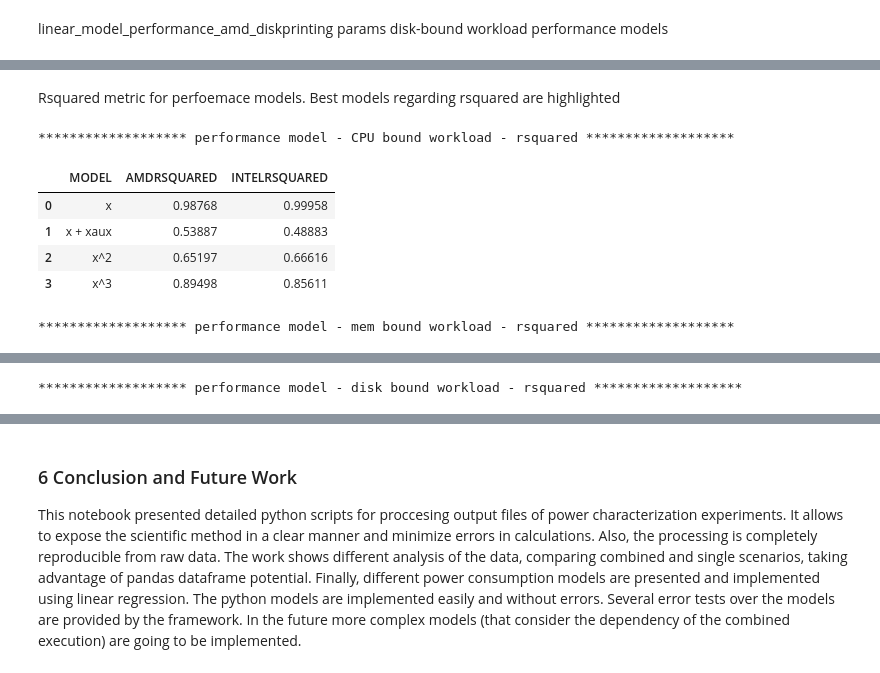
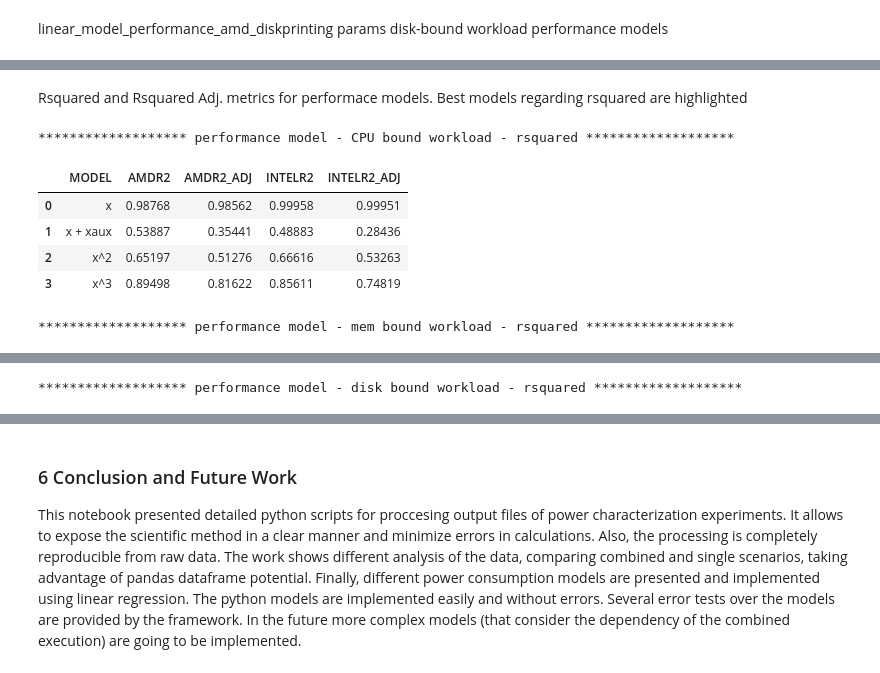
Before and after one commit to jonathan-murana/notebook, a Jupyter notebook: milab.ipynb, the cells around one changed output, grey strips where cells are left out. Saved outputs shown, nothing was run; the diff lists cells and outputs as text; code cells hidden in the pictures.

```diff
--- a/milab.ipynb
+++ b/milab.ipynb
@@ -1975,6 +2111,7 @@ dtype: float64
 # %% [markdown]
 rsquared
 # %%
+pd.set_option('precision', 8)
 print ('******************* energy model - cpu mem bound workload - rsquared *******************')
 energy_model_AMD_cpu_mem_workload_rsquared = pd.DataFrame(
 [
@@ -2483,7 +2740,7 @@ np.power(UL, 2)   -0.00047
 dtype: float64
 ... (4 outputs left out)
 # %% [markdown]
-Rsquared metric for perfoemace models. Best models regarding rsquared are highlighted
+Rsquared and Rsquared Adj. metrics for performace models. Best models regarding rsquared are highlighted
 # %%
 def highlight_max(s):
     is_max = s == s.max()
@@ -2493,67 +2750,76 @@ def highlight_max(s):
 print ('******************* performance model - CPU bound workload - rsquared *******************')
 performance_model_CPU_bound_workload_rsquared = pd.DataFrame(
 [
-    ['x',linear_model_performance_amd_disk.rsquared,linear_model_performance_intel_disk.rsquared],
-    ['x + xaux',piecewise_model_performance_amd_cpu.rsquared,piecewise_model_performance_intel_cpu.rsquared],
-    ['x^2',quadratic_model_performance_amd_cpu.rsquared,quadratic_model_performance_intel_cpu.rsquared],
-    ['x^3',cubic_model_performance_amd_cpu.rsquared,cubic_model_performance_intel_cpu.rsquared],
+    ['x',linear_model_performance_amd_disk.rsquared,linear_model_performance_amd_disk.rsquared_adj
+     ,linear_model_performance_intel_disk.rsquared,linear_model_performance_intel_disk.rsquared_adj],
+    ['x + xaux',piecewise_model_performance_amd_cpu.rsquared,piecewise_model_performance_amd_cpu.rsquared_adj,
+     piecewise_model_performance_intel_cpu.rsquared,piecewise_model_performance_intel_cpu.rsquared_adj],
+    ['x^2',quadratic_model_performance_amd_cpu.rsquared,quadratic_model_performance_amd_cpu.rsquared_adj,
+     quadratic_model_performance_intel_cpu.rsquared,quadratic_model_performance_intel_cpu.rsquared_adj],
+    ['x^3',cubic_model_performance_amd_cpu.rsquared,cubic_model_performance_amd_cpu.rsquared_adj,
+     cubic_model_performance_intel_cpu.rsquared,cubic_model_performance_intel_cpu.rsquared_adj],
 
 ]
 )
 
 pd.set_option('precision', 5)
-performance_model_CPU_bound_workload_rsquared.columns=['MODEL','AMDRSQUARED','INTELRSQUARED']
-display(performance_model_CPU_bound_workload_rsquared.style.apply(highlight_max, subset=['AMDRSQUARED','INTELRSQUARED']))
+performance_model_CPU_bound_workload_rsquared.columns=['MODEL','AMDR2','AMDR2_ADJ','INTELR2','INTELR2_ADJ']
+display(performance_model_CPU_bound_workload_rsquared.style.apply(highlight_max, subset=['AMDR2','AMDR2_ADJ','INTELR2','INTELR2_ADJ']))
 print (' ')
-
-
-def highlight_max(s):
-    is_max = s == s.max()
-    return ['background-color: yellow' if v else '' for v in is_max]
 
 
 print ('******************* performance model - mem bound workload - rsquared *******************')
 performance_model_mem_bound_workload_rsquared = pd.DataFrame(
 [
-    ['x',linear_model_performance_amd_disk.rsquared,linear_model_performance_intel_disk.rsquared],
-    ['x + xaux',piecewise_model_performance_amd_mem.rsquared,piecewise_model_performance_intel_mem.rsquared],
-    ['x^2',quadratic_model_performance_amd_mem.rsquared,quadratic_model_performance_intel_mem.rsquared],
-    ['x^3',cubic_model_performance_amd_mem.rsquared,cubic_model_performance_intel_mem.rsquared],
+    ['x',linear_model_performance_amd_disk.rsquared,linear_model_performance_amd_disk.rsquared_adj,
+     linear_model_performance_intel_disk.rsquared,linear_model_performance_intel_disk.rsquared_adj,],
+    ['x + xaux',piecewise_model_performance_amd_mem.rsquared,piecewise_model_performance_amd_mem.rsquared_adj,
+     piecewise_model_performance_intel_mem.rsquared,piecewise_model_performance_intel_mem.rsquared_adj],
+    ['x^2',quadratic_model_performance_amd_mem.rsquared,quadratic_model_performance_amd_mem.rsquared_adj,
+     quadratic_model_performance_intel_mem.rsquared,quadratic_model_performance_intel_mem.rsquared_adj],
+    ['x^3',cubic_model_performance_amd_mem.rsquared,cubic_model_performance_amd_mem.rsquared_adj,
+     cubic_model_performance_intel_mem.rsquared, cubic_model_performance_intel_mem.rsquared_adj],
 
 ]
 )
 
 pd.set_option('precision', 5)
-performance_model_mem_bound_workload_rsquared.columns=['MODEL','AMDRSQUARED','INTELRSQUARED']
-display(performance_model_mem_bound_workload_rsquared.style.apply(highlight_max, subset=['AMDRSQUARED','INTELRSQUARED']))
+performance_model_mem_bound_workload_rsquared.columns=['MODEL','AMDR2','AMDR2_ADJ','INTELR2','INTELR2_ADJ']
+display(performance_model_mem_bound_workload_rsquared.style.apply(highlight_max, subset=['AMDR2','AMDR2_ADJ','INTELR2','INTELR2_ADJ']))
 print (' ')
-
-
-def highlight_max(s):
-    is_max = s == s.max()
-    return ['background-color: yellow' if v else '' for v in is_max]
-
 
 print ('******************* performance model - disk bound workload - rsquared *******************')
 performance_model_disk_bound_workload_rsquared = pd.DataFrame(
 [
-    ['x',linear_model_performance_amd_disk.rsquared,linear_model_performance_intel_disk.rsquared],
-    ['x + xaux',piecewise_model_performance_amd_disk.rsquared,piecewise_model_performance_intel_disk.rsquared],
-    ['x^2',quadratic_model_performance_amd_disk.rsquared,quadratic_model_performance_intel_disk.rsquared],
-    ['x^3',cubic_model_performance_amd_disk.rsquared,cubic_model_performance_intel_disk.rsquared],
+    ['x',linear_model_performance_amd_disk.rsquared,linear_model_performance_amd_disk.rsquared,
+     linear_model_performance_intel_disk.rsquared, linear_model_performance_intel_disk.rsquared
+    ],
+    ['x + xaux',piecewise_model_performance_amd_disk.rsquared,piecewise_model_performance_amd_disk.rsquared,
+     piecewise_model_performance_intel_disk.rsquared,piecewise_model_performance_intel_disk.rsquared
+    ],
+    ['x^2',quadratic_model_performance_amd_disk.rsquared,quadratic_model_performance_amd_disk.rsquared,
+     quadratic_model_performance_intel_disk.rsquared,quadratic_model_performance_intel_disk.rsquared
+    ],
+    ['x^3',cubic_model_performance_amd_disk.rsquared,cubic_model_performance_amd_disk.rsquared,
+     cubic_model_performance_intel_disk.rsquared, cubic_model_performance_intel_disk.rsquared
+    ],
 
 ]
 )
 
 pd.set_option('precision', 5)
-performance_model_disk_bound_workload_rsquared.columns=['MODEL','AMDRSQUARED','INTELRSQUARED']
-display(performance_model_disk_bound_workload_rsquared.style.apply(highlight_max, subset=['AMDRSQUARED','INTELRSQUARED']))
+performance_model_disk_bound_workload_rsquared.columns=['MODEL','AMDR2','AMDR2_ADJ','INTELR2','INTELR2_ADJ']
+display(performance_model_disk_bound_workload_rsquared.style.apply(highlight_max, subset=['AMDR2','AMDR2_ADJ','INTELR2','INTELR2_ADJ']))
 print (' ')
+
+#cubic_model_performance_amd_disk.summary()
+
+#dir(cubic_model_performance_amd_disk)
 # %% [output]
 ******************* performance model - CPU bound workload - rsquared *******************
-|  | MODEL | AMDRSQUARED | INTELRSQUARED |
-| 0 | x | 0.98768 | 0.99958 |
-| 1 | x + xaux | 0.53887 | 0.48883 |
-| 2 | x^2 | 0.65197 | 0.66616 |
-| 3 | x^3 | 0.89498 | 0.85611 |
+|  | MODEL | AMDR2 | AMDR2_ADJ | INTELR2 | INTELR2_ADJ |
+| 0 | x | 0.98768 | 0.98562 | 0.99958 | 0.99951 |
+| 1 | x + xaux | 0.53887 | 0.35441 | 0.48883 | 0.28436 |
+| 2 | x^2 | 0.65197 | 0.51276 | 0.66616 | 0.53263 |
+| 3 | x^3 | 0.89498 | 0.81622 | 0.85611 | 0.74819 |
 ******************* performance model - mem bound workload - rsquared *******************
```
Also changed, not shown: parts of 21 cells of this notebook.
